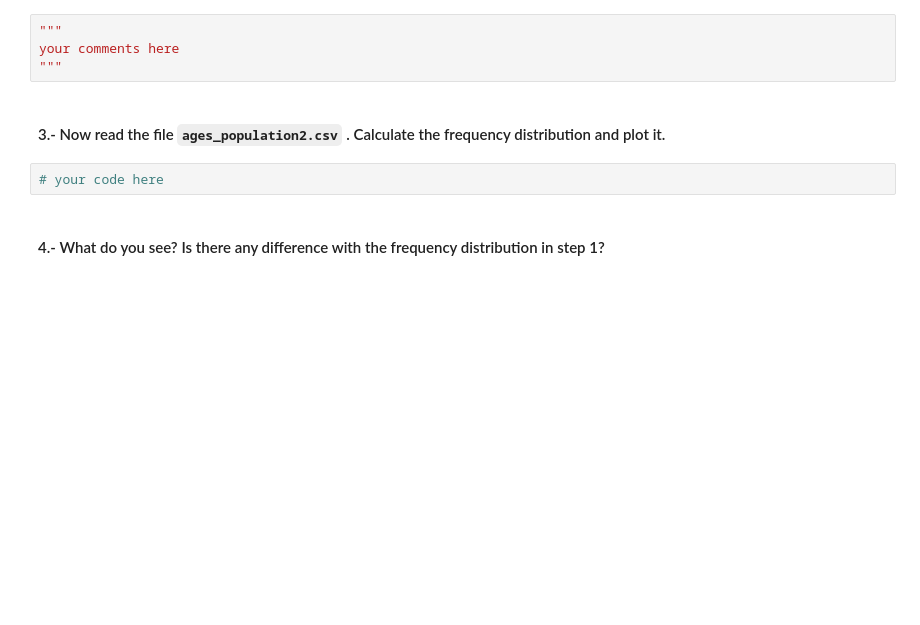
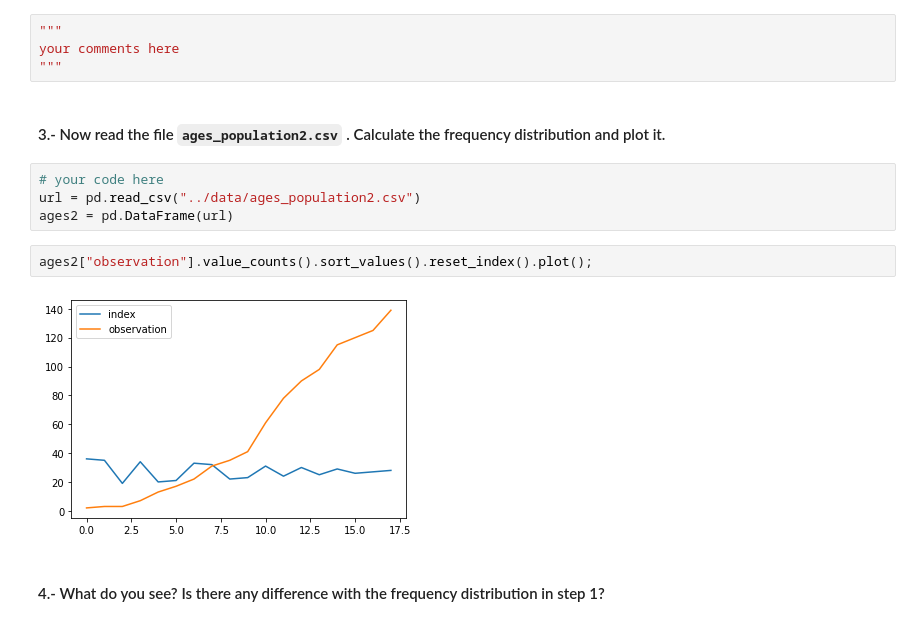
Before and after one commit to nunpepe/data-ber-06-20, a Jupyter notebook: Labs/module-2_labs/01_statistics/03_lab-descriptive-stats/your-code/main.ipynb, the cells around one changed output. Drawn from its saved outputs; the diff is of its cells as text; blank space fills up the shorter version.

```diff
--- a/Labs/module-2_labs/01_statistics/03_lab-descriptive-stats/your-code/main.ipynb
+++ b/Labs/module-2_labs/01_statistics/03_lab-descriptive-stats/your-code/main.ipynb
@@ -147,8 +220,14 @@ your comments here
 """
 # %% [markdown]
 #### 3.- Now read the file `ages_population2.csv` . Calculate the frequency distribution and plot it.
-# %%
-# your code here
+# %%
+# your code here
+url = pd.read_csv("../data/ages_population2.csv")
+ages2 = pd.DataFrame(url)
+# %%
+ages2["observation"].value_counts().sort_values().reset_index().plot();
+# %% [output]
+[figure, added]
 # %% [markdown]
 ####  4.- What do you see? Is there any difference with the frequency distribution in step 1?
 # %%
```
Also changed, not shown: parts of 25 cells of this notebook, 2 other files.
